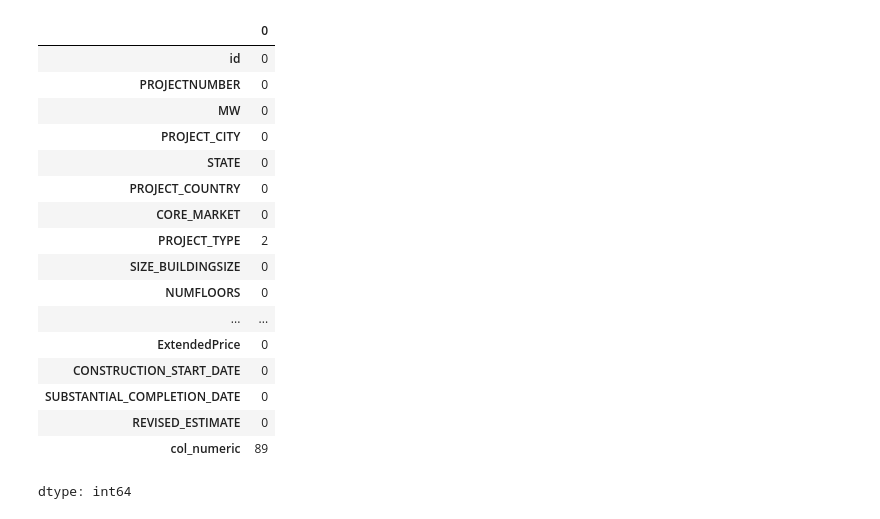
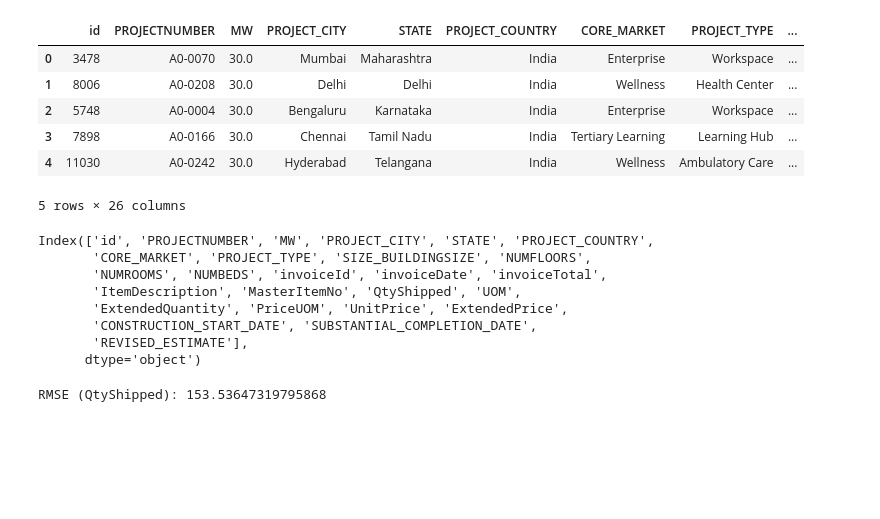
Before and after one commit to RS-Sowmya/Learning, a Jupyter notebook: kaggle.ipynb, the cells around one changed output. Cells and saved outputs as stored; diff of their text form; code cells hidden in the pictures; blank space fills up the shorter version.

```diff
--- a/kaggle.ipynb
+++ b/kaggle.ipynb
@@ -45,39 +50,25 @@ df.sample(5)
-# %%
-df['ExtendedQuantity'] = pd.to_numeric(df['ExtendedQuantity'], errors='coerce')
-df['QtyShipped'] = pd.to_numeric(df['QtyShipped'], errors='coerce')
-from sklearn.impute import SimpleImputer
-df_for_imp = df[['MW','SIZE_BUILDINGSIZE', 'NUMFLOORS', 'NUMROOMS','NUMBEDS', 'invoiceTotal', 'UnitPrice', 'ExtendedPrice','QtyShipped', 'ExtendedQuantity']]
-def impute_numerical(df):
-    df_imputed = df.copy()
-    num_cols = df_imputed.select_dtypes(include=['int64', 'float64']).columns
-    for col in num_cols:
-        skewness = df_imputed[col].dropna().skew()
-        if -0.5 <= skewness <= 0.5:
-            imputer = SimpleImputer(strategy='mean')
-        else:
-            imputer = SimpleImputer(strategy='median')
-        df_imputed[[col]] = imputer.fit_transform(df_imputed[[col]])
-    df.update(df_imputed)
-    return df
-df[['MW','SIZE_BUILDINGSIZE', 'NUMFLOORS', 'NUMROOMS','NUMBEDS', 'invoiceTotal', 'UnitPrice', 'ExtendedPrice','QtyShipped', 'ExtendedQuantity']] = impute_numerical(df_for_imp)
-# %%
-df.isnull().sum()
-# %% [output]
-|  | 0 |
-| id | 0 |
-| PROJECTNUMBER | 0 |
-| MW | 0 |
-| PROJECT_CITY | 0 |
-| STATE | 0 |
-| PROJECT_COUNTRY | 0 |
-| CORE_MARKET | 0 |
-| PROJECT_TYPE | 2 |
-| SIZE_BUILDINGSIZE | 0 |
-| NUMFLOORS | 0 |
-| ... | ... |
-| ExtendedPrice | 0 |
-| CONSTRUCTION_START_DATE | 0 |
-| SUBSTANTIAL_COMPLETION_DATE | 0 |
-| REVISED_ESTIMATE | 0 |
-| col_numeric | 89 |
-dtype: int64
+# %%
+df['CONSTRUCTION_START_DATE'] = pd.to_datetime(df['CONSTRUCTION_START_DATE'])
+df['SUBSTANTIAL_COMPLETION_DATE'] = pd.to_datetime(df['SUBSTANTIAL_COMPLETION_DATE'])
+construction_duration = df['SUBSTANTIAL_COMPLETION_DATE'] - df['CONSTRUCTION_START_DATE']
+# %%
+df.head()
+# %% [output]
+|  | id | PROJECTNUMBER | MW | PROJECT_CITY | STATE | PROJECT_COUNTRY | CORE_MARKET | PROJECT_TYPE | ... |
+| 0 | 3478 | A0-0070 | 30.0 | Mumbai | Maharashtra | India | Enterprise | Workspace | ... |
+| 1 | 8006 | A0-0208 | 30.0 | Delhi | Delhi | India | Wellness | Health Center | ... |
+| 2 | 5748 | A0-0004 | 30.0 | Bengaluru | Karnataka | India | Enterprise | Workspace | ... |
+| 3 | 7898 | A0-0166 | 30.0 | Chennai | Tamil Nadu | India | Tertiary Learning | Learning Hub | ... |
+| 4 | 11030 | A0-0242 | 30.0 | Hyderabad | Telangana | India | Wellness | Ambulatory Care | ... |
+5 rows × 26 columns
+# %%
+df.columns
+# %% [output]
+Index(['id', 'PROJECTNUMBER', 'MW', 'PROJECT_CITY', 'STATE', 'PROJECT_COUNTRY',
+       'CORE_MARKET', 'PROJECT_TYPE', 'SIZE_BUILDINGSIZE', 'NUMFLOORS',
+       'NUMROOMS', 'NUMBEDS', 'invoiceId', 'invoiceDate', 'invoiceTotal',
+       'ItemDescription', 'MasterItemNo', 'QtyShipped', 'UOM',
+       'ExtendedQuantity', 'PriceUOM', 'UnitPrice', 'ExtendedPrice',
+       'CONSTRUCTION_START_DATE', 'SUBSTANTIAL_COMPLETION_DATE',
+       'REVISED_ESTIMATE'],
+      dtype='object')
@@ -83,0 +107,8 @@ dtype: int64
+# %%
+reg_pipe = Pipeline([
+    ("preprocessor", preprocessor(Xr_train)),
+    ("model", RandomForestRegressor(n_estimators=150, random_state=42))])
+reg_pipe.fit(Xr_train, yr_train)
+preds = reg_pipe.predict(Xr_test)
+# %% [output]
+RMSE (QtyShipped): 153.53647319795868
```
Also changed, not shown: parts of 11 cells of this notebook.
